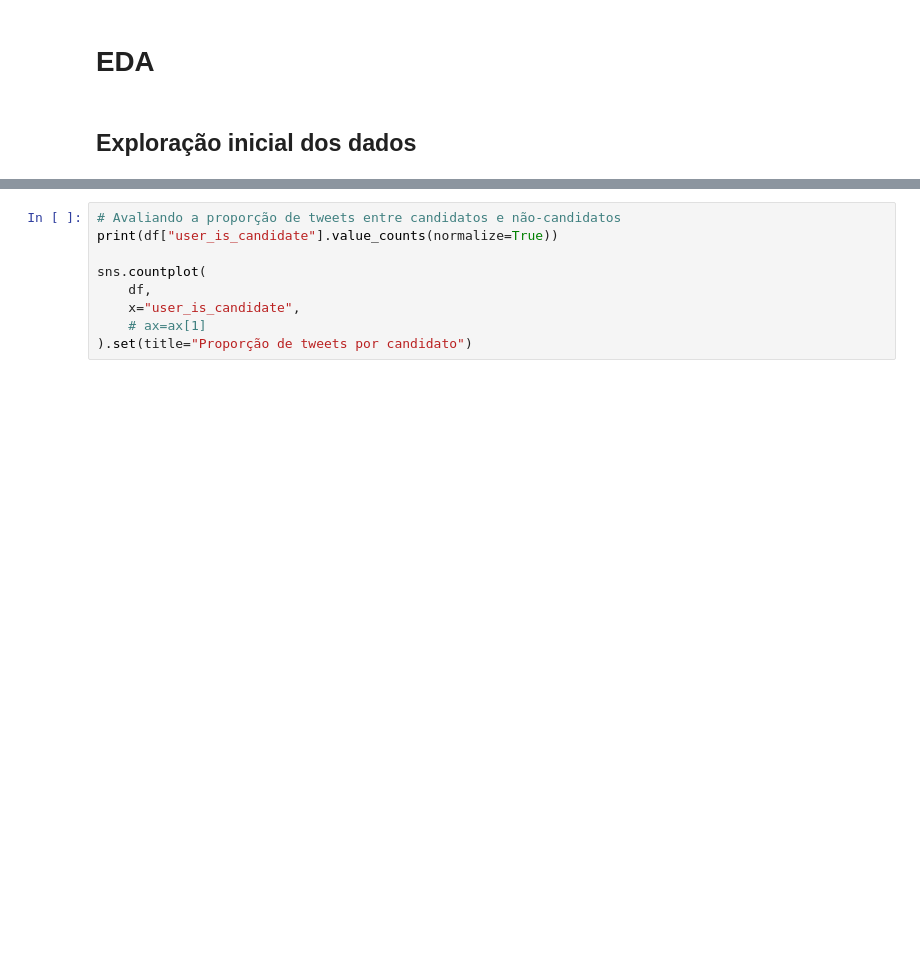
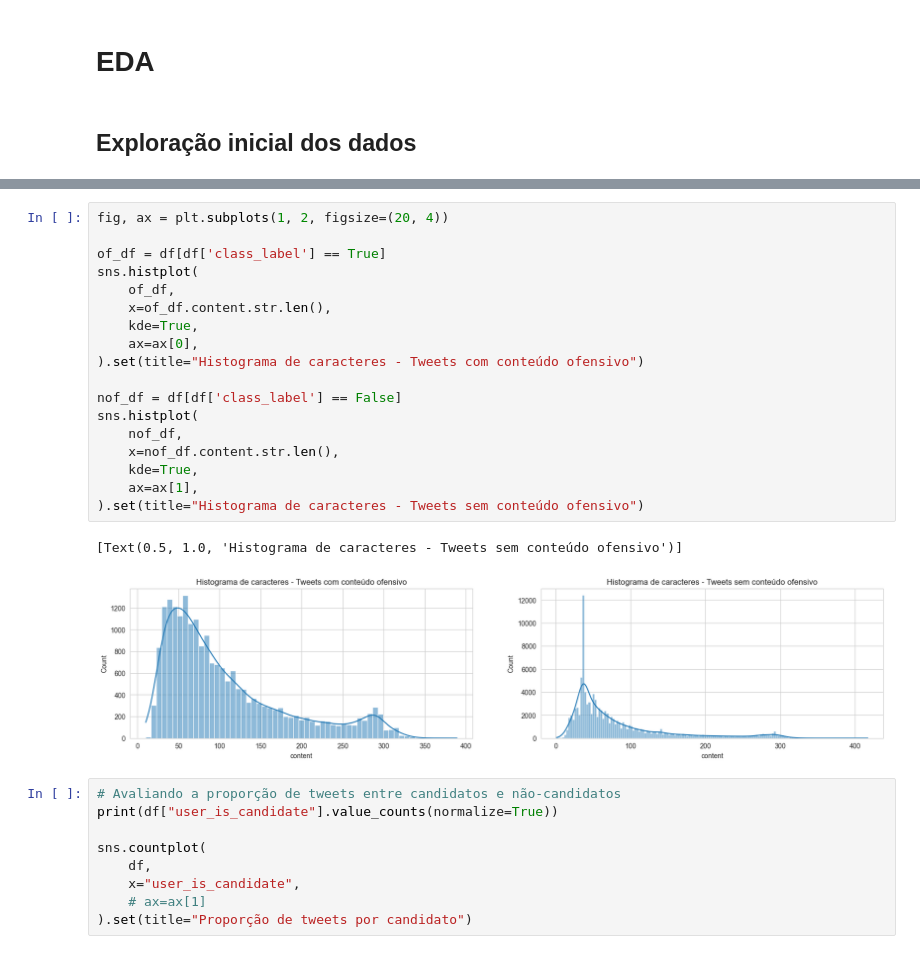
Before and after one commit to thiago-paim/projeto-tera, a Jupyter notebook: notebooks/ft_hf_results_analysis.ipynb, the cells around one changed output, grey strips where cells are left out. Cells and saved outputs as stored; diff of their text form; blank space fills up the shorter version.

```diff
--- a/notebooks/ft_hf_results_analysis.ipynb
+++ b/notebooks/ft_hf_results_analysis.ipynb
@@ -301,3 +346,24 @@ sns.histplot(
+# %%
+fig, ax = plt.subplots(1, 2, figsize=(20, 4))
+
+of_df = df[df['class_label'] == True]
+sns.histplot(
+    of_df,
+    x=of_df.content.str.len(),
+    kde=True,
+    ax=ax[0],
+).set(title="Histograma de caracteres - Tweets com conteúdo ofensivo")
+
+nof_df = df[df['class_label'] == False]
+sns.histplot(
+    nof_df,
+    x=nof_df.content.str.len(),
+    kde=True,
+    ax=ax[1],
+).set(title="Histograma de caracteres - Tweets sem conteúdo ofensivo")
+# %% [output]
+[Text(0.5, 1.0, 'Histograma de caracteres - Tweets sem conteúdo ofensivo')]
+[figure, added]
 # %%
 # Avaliando a proporção de tweets entre candidatos e não-candidatos
 print(df["user_is_candidate"].value_counts(normalize=True))
```
Also changed, not shown: parts of 39 cells of this notebook, 4 other files.
